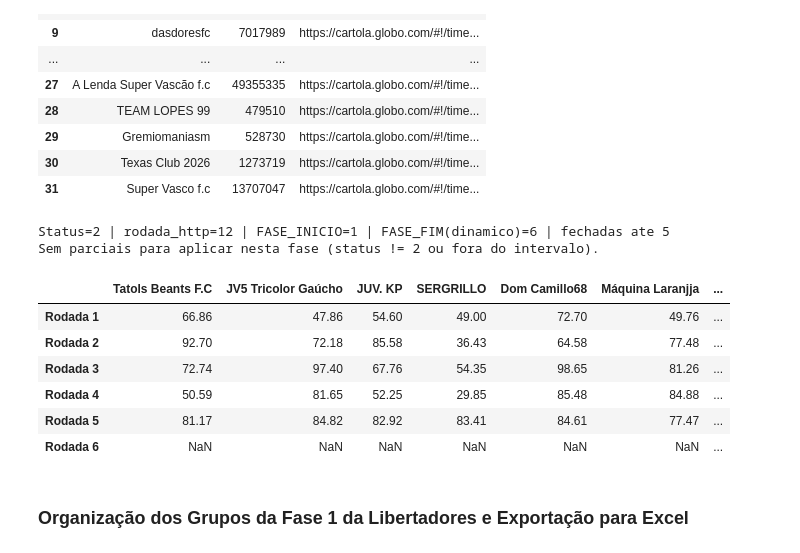
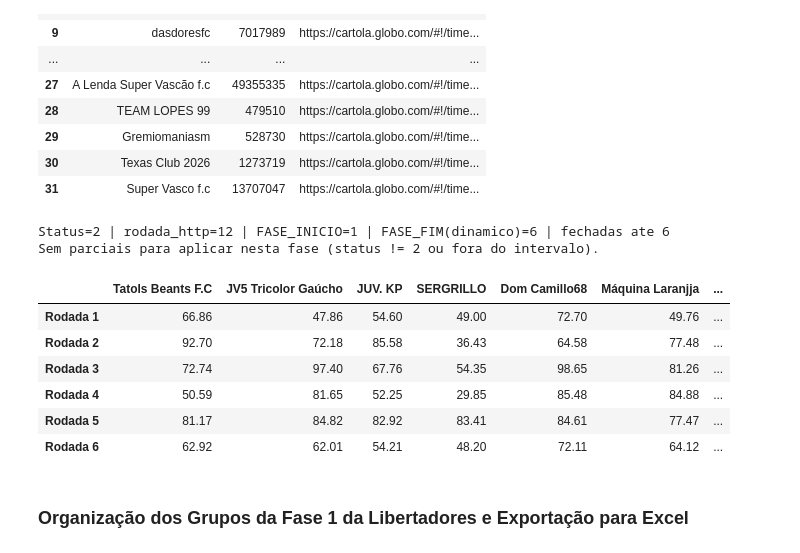
Before and after one commit to FernandoBC23/cartola_2026, a Jupyter notebook: libertadores/datasets_liberta/1_busca_dados_liberta_fase_1.ipynb, the cells around one changed output. Cells and saved outputs as stored; diff of their text form; code cells hidden in the pictures.

```diff
--- a/libertadores/datasets_liberta/1_busca_dados_liberta_fase_1.ipynb
+++ b/libertadores/datasets_liberta/1_busca_dados_liberta_fase_1.ipynb
@@ -521,7 +519,12 @@ except Exception:
 
 rod_ref = rodada_http or rodada_api
 
-if status_http == 2:
+# Se a rodada atual do Cartola já passou do intervalo da fase,
+# toda a fase deve ser tratada como encerrada.
+if rod_ref > FASE_LIMITE:
+    FASE_FIM = FASE_LIMITE
+    RODADAS_CONCLUIDAS_FIM = FASE_LIMITE
+elif status_http == 2:
     FASE_FIM = max(FASE_INICIO, min(FASE_LIMITE, rod_ref))
     RODADAS_CONCLUIDAS_FIM = FASE_FIM - 1
 elif status_http == 1:
@@ -578,35 +581,35 @@ if status_http == 2 and (FASE_INICIO <= rod_ref <= FASE_FIM):
             except Exception:
                 time.sleep(PER_REQ_SLEEP)
     else:
         print("Parciais vazias agora; tente novamente em instantes.")
 else:
     print("Sem parciais para aplicar nesta fase (status != 2 ou fora do intervalo).")
 
 # 3) Recria marcador de lider (opcional)
 try:
     lider = df_pontuacoes.apply(pd.to_numeric, errors="coerce").idxmax(axis=0)
     df_pontuacoes.loc["Lider_Rodada"] = lider
 except Exception as e:
     print("Nao foi possivel recalcular 'Lider_Rodada':", e)
 
 # 4) Para EXPORTAR (se quiser zeros), use uma COPIA:
 df_export = df_pontuacoes.fillna(0.0)
 
 # Visualizacao
 try:
     display(df_pontuacoes.T)
 except Exception:
     print(df_pontuacoes.T.head())
 # %% [output]
-Status=2 | rodada_http=12 | FASE_INICIO=1 | FASE_FIM(dinamico)=6 | fechadas ate 5
+Status=2 | rodada_http=12 | FASE_INICIO=1 | FASE_FIM(dinamico)=6 | fechadas ate 6
 Sem parciais para aplicar nesta fase (status != 2 ou fora do intervalo).
 |  | Tatols Beants F.C | JV5 Tricolor Gaúcho | JUV. KP | SERGRILLO | Dom Camillo68 | Máquina Laranjja | ... |
 | Rodada 1 | 66.86 | 47.86 | 54.60 | 49.00 | 72.70 | 49.76 | ... |
 | Rodada 2 | 92.70 | 72.18 | 85.58 | 36.43 | 64.58 | 77.48 | ... |
 | Rodada 3 | 72.74 | 97.40 | 67.76 | 54.35 | 98.65 | 81.26 | ... |
 | Rodada 4 | 50.59 | 81.65 | 52.25 | 29.85 | 85.48 | 84.88 | ... |
 | Rodada 5 | 81.17 | 84.82 | 82.92 | 83.41 | 84.61 | 77.47 | ... |
-| Rodada 6 | NaN | NaN | NaN | NaN | NaN | NaN | ... |
+| Rodada 6 | 62.92 | 62.01 | 54.21 | 48.20 | 72.11 | 64.12 | ... |
 # %% [markdown]
 ### Organização dos Grupos da Fase 1 da Libertadores e Exportação para Excel
 # %%
```
Also changed, not shown: parts of 4 cells of this notebook, 27 other files.
